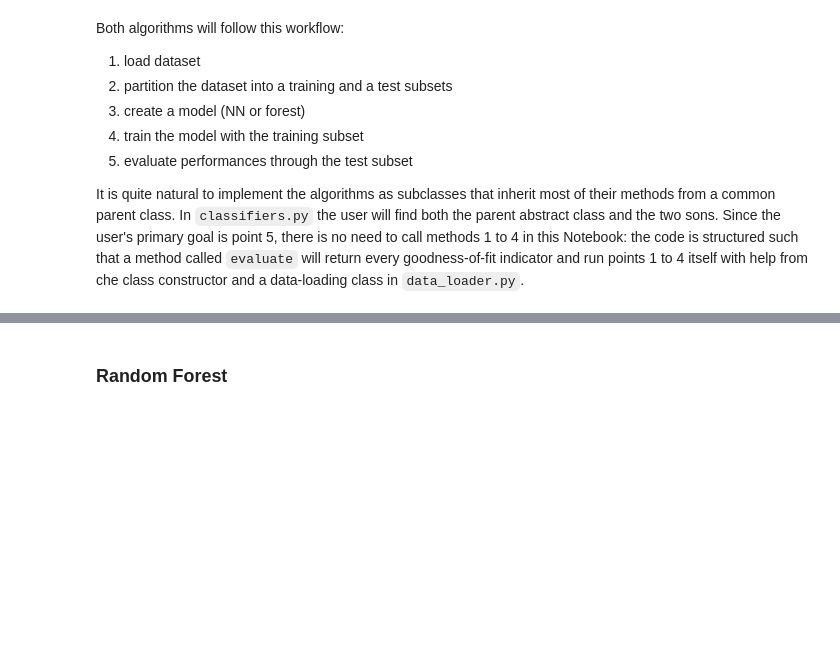
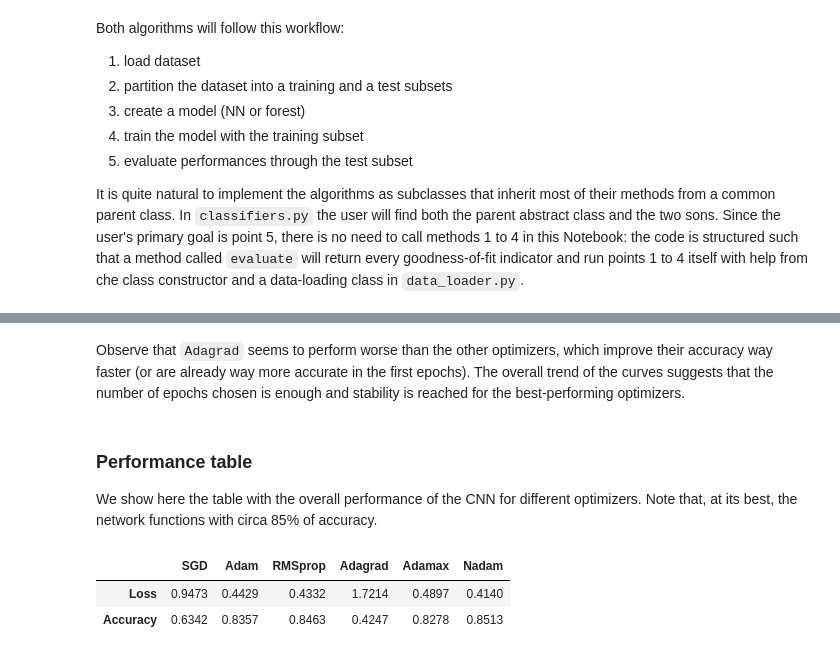
Before and after one commit to VLTSML26/cnn-randomforest, a Jupyter notebook: notebook.ipynb, the cells around one changed output, grey strips where cells are left out. Saved outputs shown, nothing was run; the diff lists cells and outputs as text; code cells hidden in the pictures; blank space fills up the shorter version.

```diff
--- a/notebook.ipynb
+++ b/notebook.ipynb
@@ -81,2 +73,20 @@ CNN with optimizer: Nadam Loss: 0.4553 Accuracy: 0.8292
-# %% [markdown]
-### Random Forest
+# %% [markdown]
+Observe that `Adagrad` seems to perform worse than the other optimizers, which improve their accuracy way faster (or are already way more accurate in the first epochs).
+The overall trend of the curves suggests that the number of epochs chosen is enough and stability is reached for the best-performing optimizers.
+# %% [markdown]
+### Performance table
+
+We show here the table with the overall performance of the CNN for different optimizers. Note that, at its best, the network functions with circa 85% of accuracy.
+# %%
+import pandas as pd
+cnn_dataframes = []
+for score in cnn_scores:
+    score_dict, _, _ = score
+    df = pd.DataFrame.from_dict(score_dict, columns=[score_dict['Optimizer']], orient='index').drop('Optimizer')
+    cnn_dataframes += [df]
+aa = pd.concat(cnn_dataframes, axis=1)
+display(aa)
+# %% [output]
+|  | SGD | Adam | RMSprop | Adagrad | Adamax | Nadam |
+| Loss | 0.9473 | 0.4429 | 0.4332 | 1.7214 | 0.4897 | 0.4140 |
+| Accuracy | 0.6342 | 0.8357 | 0.8463 | 0.4247 | 0.8278 | 0.8513 |
```
Also changed, not shown: parts of 18 cells of this notebook, 1 other file.
